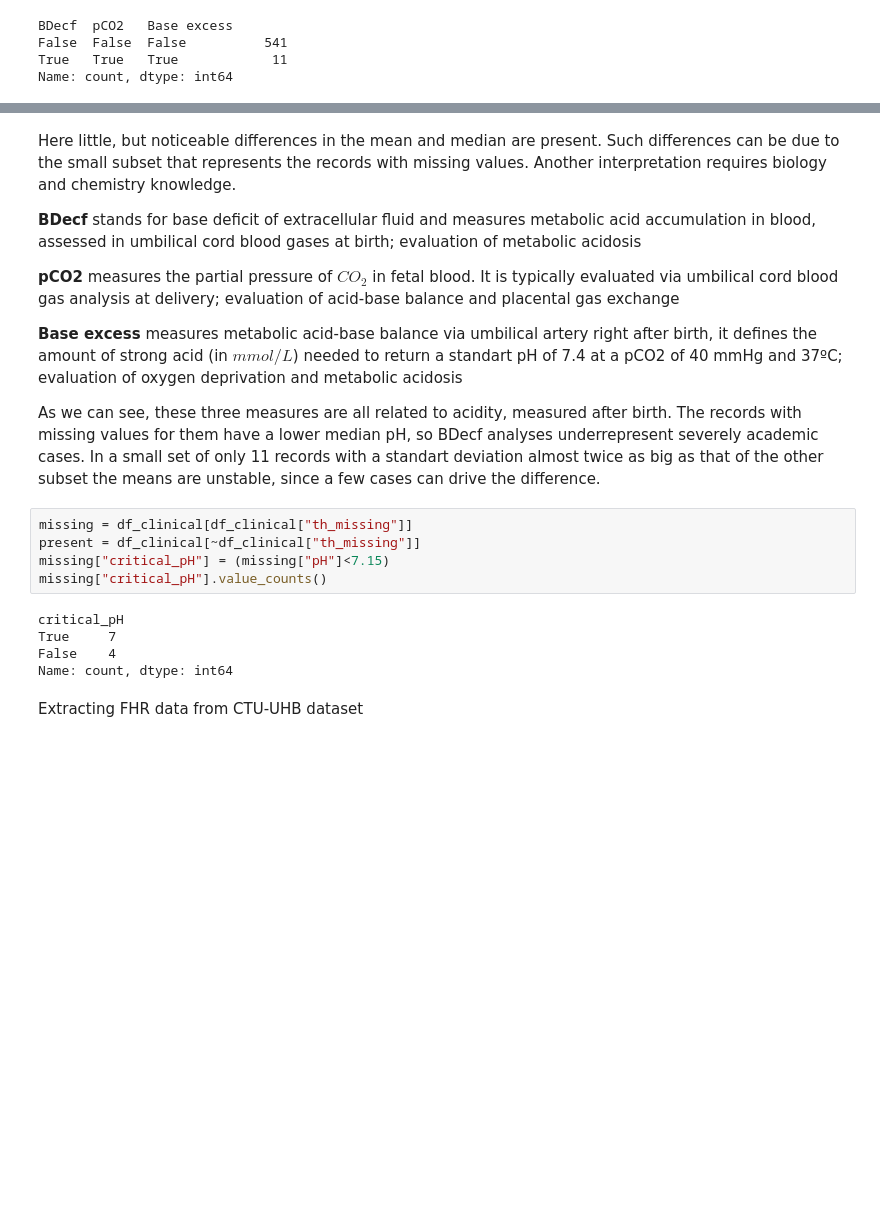
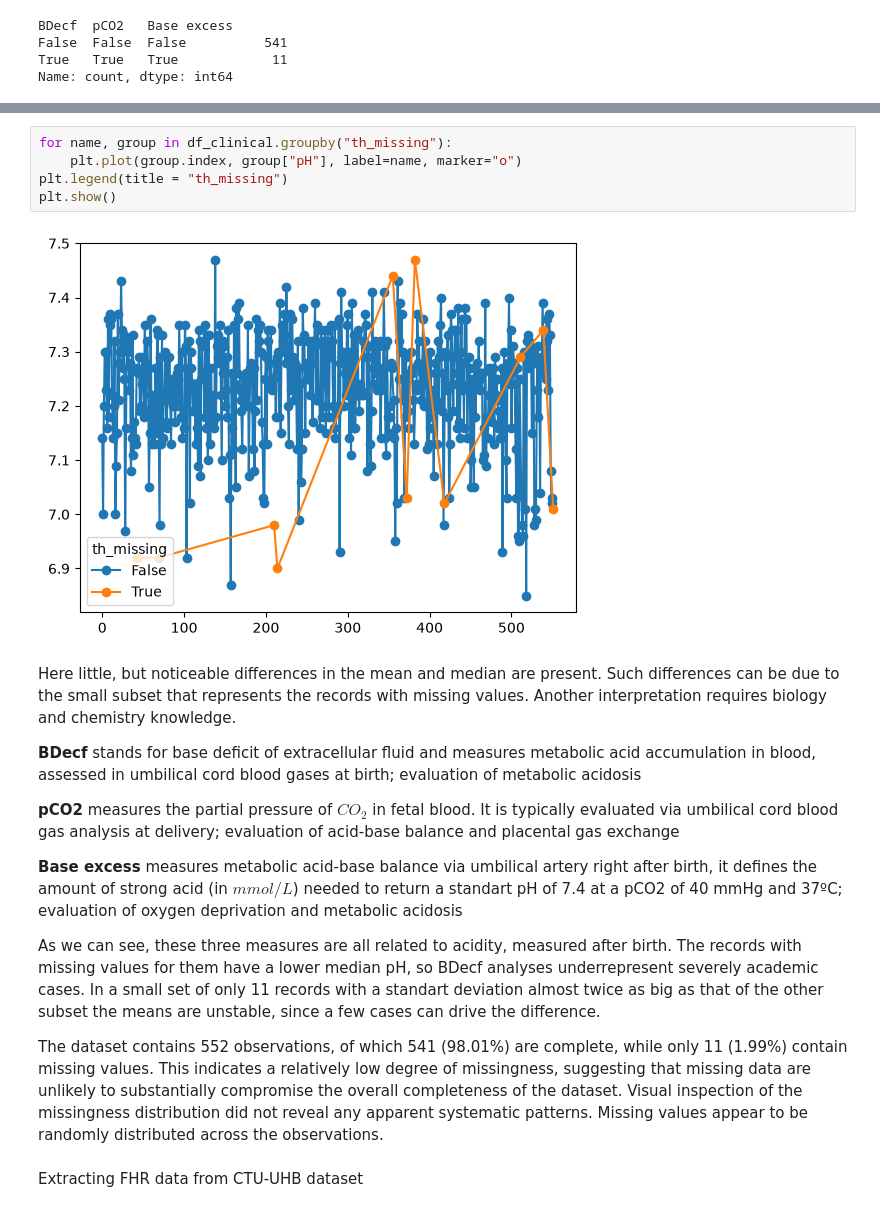
Before and after one commit to trnnstella/Fetal-health-analysis, a Jupyter notebook: fetal-health.ipynb, the cells around one changed output, grey strips where cells are left out. Cells and saved outputs as stored; diff of their text form; blank space fills up the shorter version.

Commit message:
Update fetal-health.ipynb
Missing values for three variables

```diff
--- a/fetal-health.ipynb
+++ b/fetal-health.ipynb
@@ -261,6 +261,13 @@ df_clinical.groupby("th_missing")[["pH", "Apgar1", "Apgar5"]].agg(["count", "mea
 | th_missing |  |  |  |  |  |  |  |  |  |  |  | ... |
 | False | 541 | 7.232292 | 0.100581 | 7.25 | 541 | 8.264325 | 1.627997 | 9.0 | 541 | 9.066543 | 1.088326 | ... |
 | True | 11 | 7.120000 | 0.219180 | 7.02 | 11 | 8.181818 | 1.537412 | 8.0 | 11 | 9.181818 | 0.981650 | ... |
+# %%
+for name, group in df_clinical.groupby("th_missing"):
+    plt.plot(group.index, group["pH"], label=name, marker="o")
+plt.legend(title = "th_missing")
+plt.show()
+# %% [output]
+[figure, added]
 # %% [markdown]
 Here little, but noticeable differences in the mean and median are present. Such differences can be due to the small subset that represents the records with missing values. Another interpretation requires biology and chemistry knowledge.
 
@@ -271,16 +278,8 @@ Here little, but noticeable differences in the mean and median are present. Such
 **Base excess** measures metabolic acid-base balance via umbilical artery right after birth, it defines the amount of strong acid (in $mmol/L$) needed to return a standart pH of 7.4 at a pCO2 of 40 mmHg and 37ºC; evaluation of oxygen deprivation and metabolic acidosis
 
 As we can see, these three measures are all related to acidity, measured after birth. The records with missing values for them have a lower median pH, so BDecf analyses underrepresent severely academic cases. In a small set of only 11 records with a standart deviation almost twice as big as that of the other subset the means are unstable, since a few cases can drive the difference.
+
+The dataset contains 552 observations, of which 541 (98.01%) are complete, while only 11 (1.99%) contain missing values. This indicates a relatively low degree of missingness, suggesting that missing data are unlikely to substantially compromise the overall completeness of the dataset. Visual inspection of the missingness distribution did not reveal any apparent systematic patterns. Missing values appear to be randomly distributed across the observations.
-# %%
-missing = df_clinical[df_clinical["th_missing"]]
-present = df_clinical[~df_clinical["th_missing"]]
-missing["critical_pH"] = (missing["pH"]<7.15)
-missing["critical_pH"].value_counts()
-# %% [output]
-critical_pH
-True     7
-False    4
-Name: count, dtype: int64
 # %% [markdown]
 Extracting FHR data from CTU-UHB dataset
 # %%
```
